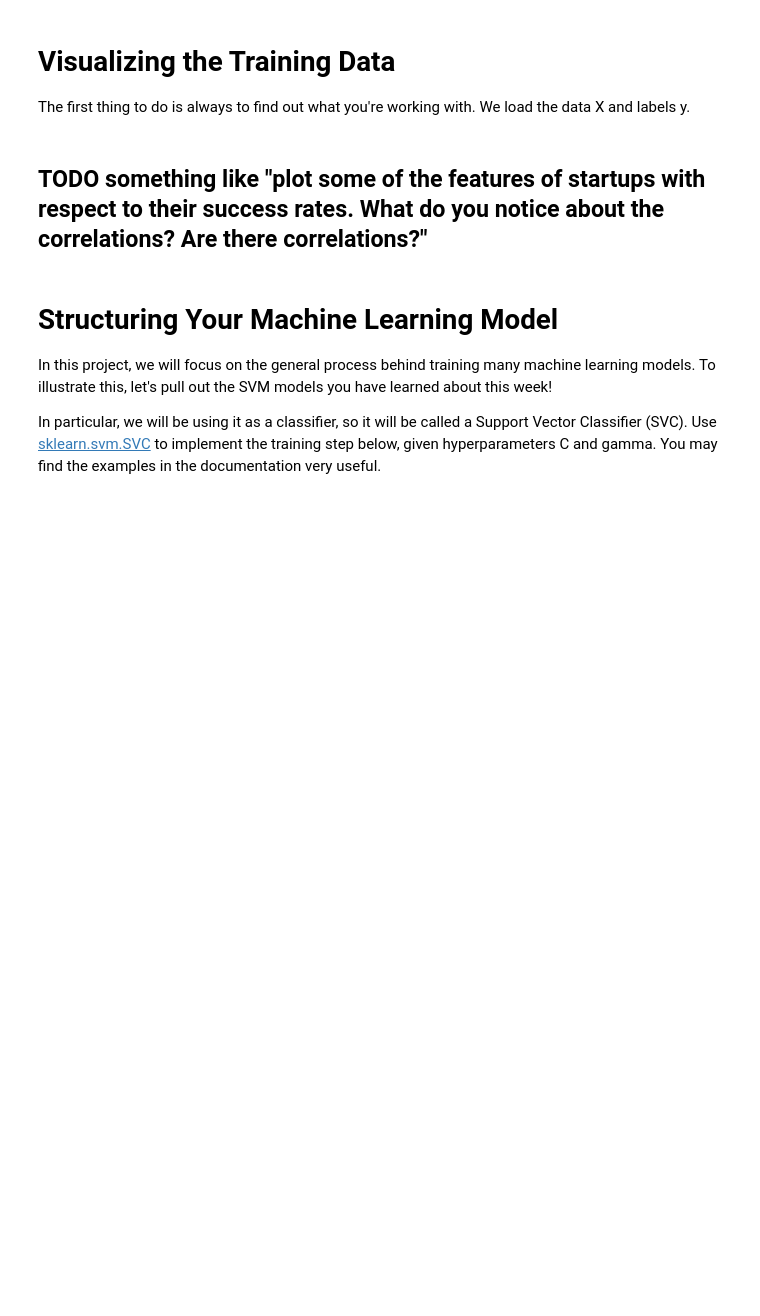
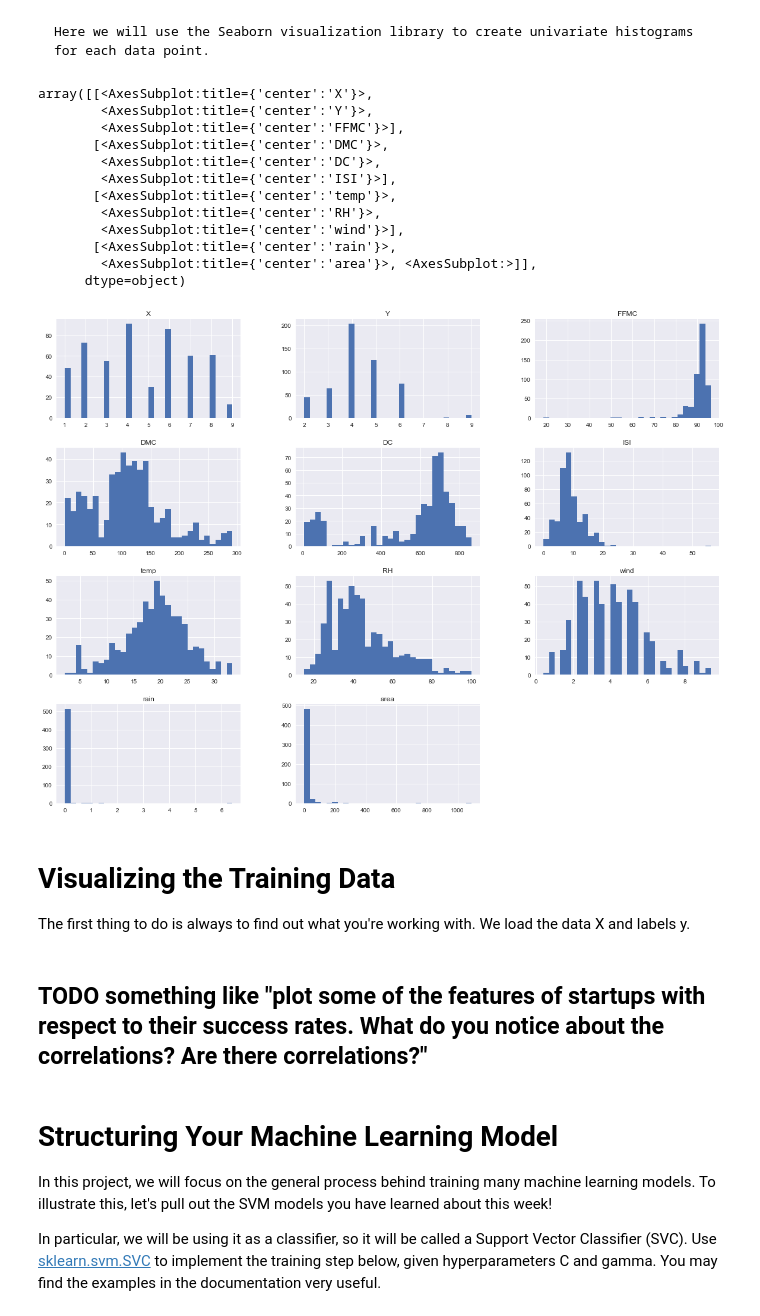
Before and after one commit to fishnchips97/Project-T-Final-189, a Jupyter notebook: EECS189 Project T Final Solution Notebook.ipynb, the cells around one changed output. Saved outputs shown, nothing was run; the diff lists cells and outputs as text; code cells hidden in the pictures; blank space fills up the shorter version.

```diff
--- a/EECS189 Project T Final Solution Notebook.ipynb
+++ b/EECS189 Project T Final Solution Notebook.ipynb
@@ -60,3 +52,23 @@ fire_df.head()
+# %% [markdown]
+    Here we will use the Seaborn visualization library to create univariate histograms for each data point.
+# %%
+plt.style.use('seaborn')
+
+fire_df.hist(bins=30, figsize=(20,15))
+# %% [output]
+array([[<AxesSubplot:title={'center':'X'}>,
+        <AxesSubplot:title={'center':'Y'}>,
+        <AxesSubplot:title={'center':'FFMC'}>],
+       [<AxesSubplot:title={'center':'DMC'}>,
+        <AxesSubplot:title={'center':'DC'}>,
+        <AxesSubplot:title={'center':'ISI'}>],
+       [<AxesSubplot:title={'center':'temp'}>,
+        <AxesSubplot:title={'center':'RH'}>,
+        <AxesSubplot:title={'center':'wind'}>],
+       [<AxesSubplot:title={'center':'rain'}>,
+        <AxesSubplot:title={'center':'area'}>, <AxesSubplot:>]],
+      dtype=object)
+[figure, added]
 # %% [markdown]
 # Visualizing the Training Data
 
```
Also changed, not shown: parts of 12 cells of this notebook, 4 other files.
